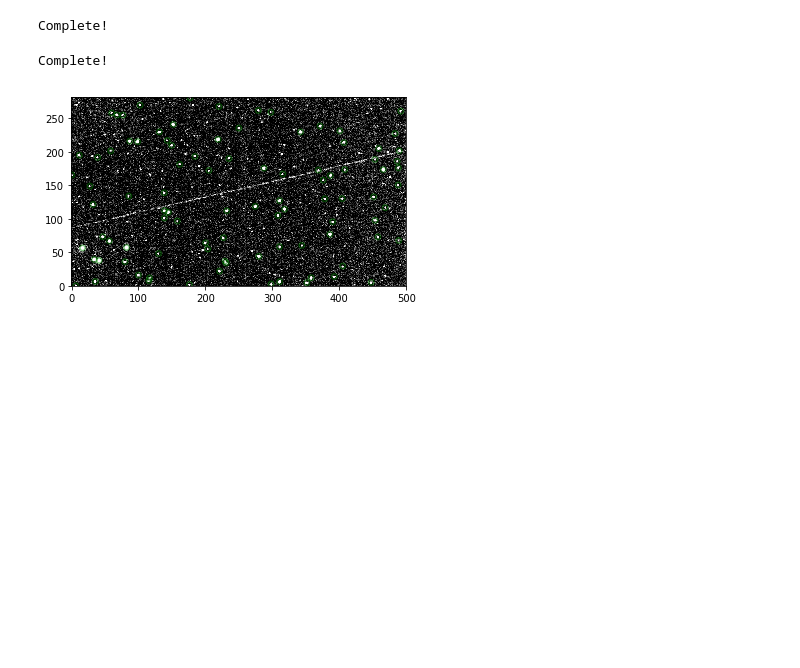
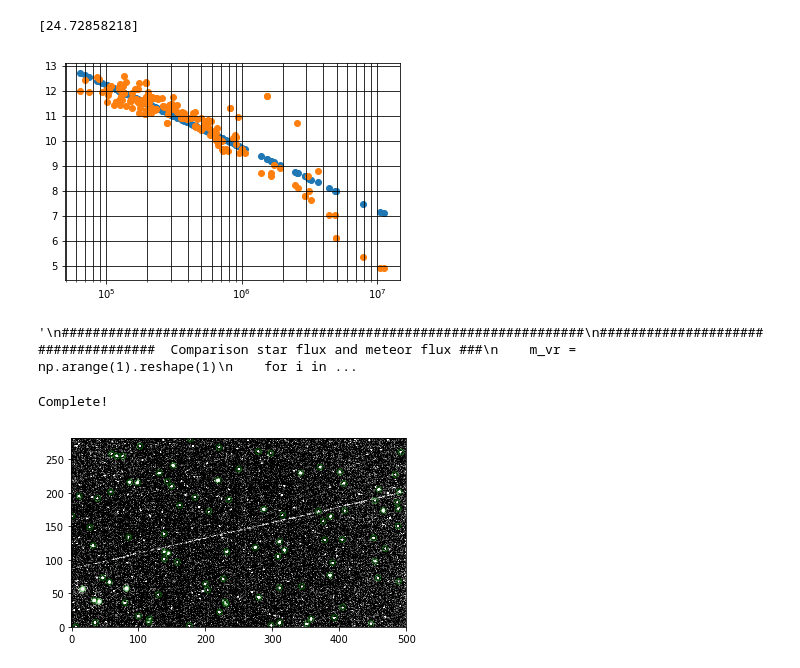
Before and after one commit to akira-hirota1994/mu-tomoe, a Jupyter notebook: photometry.ipynb, the cells around one changed output. Cells and saved outputs as stored; diff of their text form; code cells hidden in the pictures; blank space fills up the shorter version.

```diff
--- a/photometry.ipynb
+++ b/photometry.ipynb
@@ -3,7 +3,7 @@
 #fitsからaperture photometryやっちゃう
 import pandas as pd
 import numpy as np
-import matplotlib as plt
+import matplotlib.pyplot as plt
 import re
 import astropy.wcs
 from astropy.io import fits
@@ -17,10 +17,12 @@ from photutils import CircularAperture
 from photutils import CircularAnnulus
 from scipy.optimize import curve_fit
 from photutils import aperture_photometry
+from matplotlib.backends.backend_pdf import PdfPages
 from IPython.display import clear_output
 
-df = pd.read_csv("simultaneous_event_candidates_table_MU+Tomo-e8.csv")
-#df = pd.read_csv("test8.csv")
+xml_list = np.arange(4).reshape(4)
+#df = pd.read_csv("simultaneous_event_candidates_table_MU+Tomo-e8.csv")
+df = pd.read_csv("test8.csv")
 df["ID_fits"] = "d_fits/sub" + df["ID"] + ".fits"
 ID_list_fits = df["ID_fits"].values
 ############################################ リチェックするフレーム #####
@@ -32,7 +34,7 @@ for i in d_list:
             d_idx = np.vstack((d_idx, j))
 d_idx = np.delete(d_idx,0)
 print ID_list_fits[d_idx]
-df = df.drop(d_idx)
+df = df.drop(d_idx) #d_listの該当する行だけ消してる
 ###############################################################
 df["ID_xml"] = "sub" + df["ID"] + ".xml"
 df["ID_fits"] = "d_fits/sub" + df["ID"] + ".fits"
@@ -42,6 +44,9 @@ meteor_flux_list = df["flux_meteor"].values
 
 def gauss(x, A, mu, sigma):
     return A / np.sqrt(2.0*np.pi) / sigma * np.exp(-((x-mu)/sigma)**2/2)
+
+def test(x, a):
+    return -2.5*np.log10(x) + a
 
 with open("d_xml/sub571226_095.xml") as f:
     a = f.readlines()
@@ -119,11 +124,11 @@ for (filename_fits, filename_xml,idx) in zip(ID_list_fits, ID_list_xml,range(len
         parameter,_ = curve_fit(gauss, xr, y, p0=p0)
         sigma = parameter[2]
         fwhm = 2*parameter[2]*(np.sqrt(2*np.log(2)))
-        xx = np.linspace(xr1, xr2, 100)
-        yy = gauss(xx, *parameter)
+        #xx = np.linspace(xr1, xr2, 100)
+        #yy = gauss(xx, *parameter)
         #ax = plt.subplot()
-        #ax.plot(xr, y, 'c.')
-        #ax.plot(xx, yy, 'r-')
+        #plt.plot(xr, y, 'c.')
+        #plt.plot(xx, yy, 'r-')
         #plt.show()
         #file_name = star_photometry_filename[i]
         #plt.savefig(file_name)
@@ -154,6 +159,39 @@ for (filename_fits, filename_xml,idx) in zip(ID_list_fits, ID_list_xml,range(len
             xml = np.zeros((1,3))
             star_flux = np.zeros((1,1))
     xml = np.hstack((xml,star_flux))
+    xml_list = np.vstack((xml_list,xml))
+clear_output()
+
+xml_list = np.delete(xml_list,0,0)
+x_mag = xml_list[:,2]
+y_flux = xml_list[:,3]
+l = xml_list[:,2:]
+
+l = l[np.argsort(l[:, 0])]
+
+aaa = pd.DataFrame(data=l)
+aaa.to_csv("test.csv")
+
+x_mag_fit = l[:,0]
+y_flux_fit = l[:,1]
+
+
+param, cov = curve_fit(test, y_flux_fit, x_mag_fit)
+print param
+mag_fit = -2.5*np.log10(y_flux_fit) + param[0]
+plt.scatter(y_flux_fit, mag_fit)
+
+#plt.scatter(y_flux,x_mag)
+plt.scatter(y_flux_fit, x_mag_fit)
+plt.xscale('log')
+plt.grid(which='major',color='black',linestyle='-')
+plt.grid(which='minor',color='black',linestyle='-')
+
+#pdf = PdfPages('test2.pdf') #図をpdfに出力
+#pdf.savefig()
+#pdf.close()
+plt.show()
+"""
 ###################################################################
 ####################################  Comparison star flux and meteor flux ###
     m_vr = np.arange(1).reshape(1)
@@ -177,49 +215,49 @@ star_num = np.delete(star_num,0, 0)
 dispersion = np.delete(dispersion,0, 0)
 ###############################################################絶対等級
 alt = df["Beginning_height_km_"].values #[km]
-#alt = alt*10**3 #[m]
 distance = 170 #[km]
-#distance = 170*10**3 #[m]
 alt = np.power(alt, 2)
 distance = np.power(distance, 2)
 l = alt + distance
 l = l.astype(np.float64)
 l = np.sqrt(l)
-#pc = l/(3.085677581*10**6)
-#abs_mag = mag_vr + 5 - 5*np.log10(pc)
 abs_mag = mag_vr + 10 - 5*np.log10(l) #100km換算の絶対等級
+abs_mag_error = dispersion + 10 - 5*np.log10(l)
 ###################################################################
 for i in range(len(meteor_flux_list)): ## 流星のフラックスが測れてない場合等級もゼロにする
     if meteor_flux_list[i] == 0:
         mag_vr[i] = 0
         abs_mag[i] = 0
 df["mag_vr"] = mag_vr
 df["mag_err"] = dispersion
 df["star_num"] = star_num
 df["abs_mag"] = abs_mag
+df["abs_mag_err"] = abs_mag_error
 ###################################################################
 ####################################  Create new .csv file ###
 #df = pd.concat([df, df_mag_vr], axis=1)
 Columns = df.columns
 for i in range(len(Columns)):
     if Columns[i] == "ID":
         index = i
 Columns = Columns[0:index]
 df = df.drop(columns=Columns)
 df = df.drop(columns="ID_xml")
 df = df.drop(columns="ID_fits")
-#df.to_csv("test9.csv")
-df.to_csv("simultaneous_event_candidates_table_MU+Tomo-e9.csv")
-clear_output()
+df.to_csv("test9.csv")
+#df.to_csv("simultaneous_event_candidates_table_MU+Tomo-e9.csv")
+#clear_output()
 print "Complete!"
 ####################################################################
-
+"""
 
 ### aperture内に他のsourceがある場合、除く
 ### 流星の飛跡付近のマスキング
 ###
 # %% [output]
-Complete!
+[24.72858218]
+[figure, added]
+'\n###################################################################\n####################################  Comparison star flux and meteor flux ###\n    m_vr = np.arange(1).reshape(1)\n    for i in ...
 # %%
 from astropy.stats import sigma_clipped_stats
 from photutils import datasets
```
Also changed, not shown: 3 other files.
